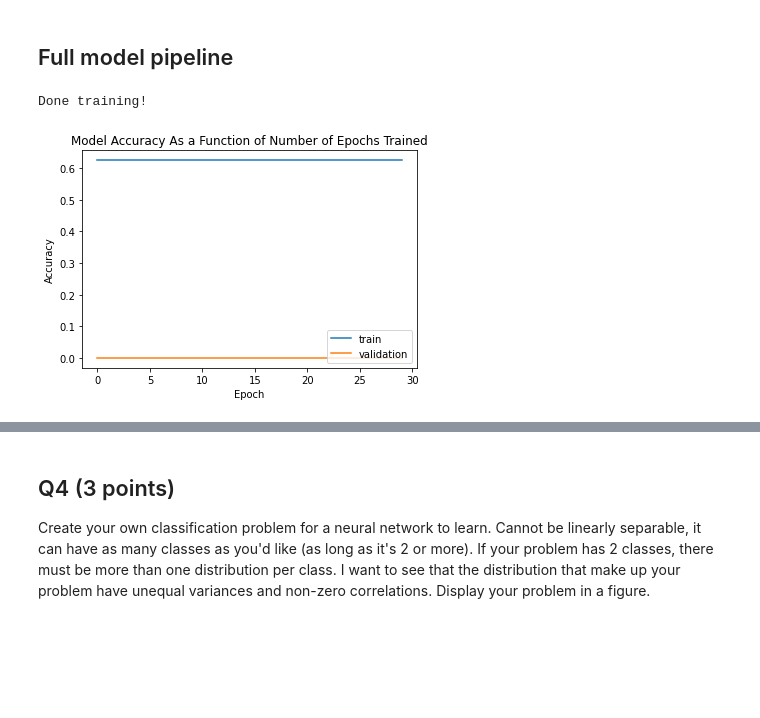
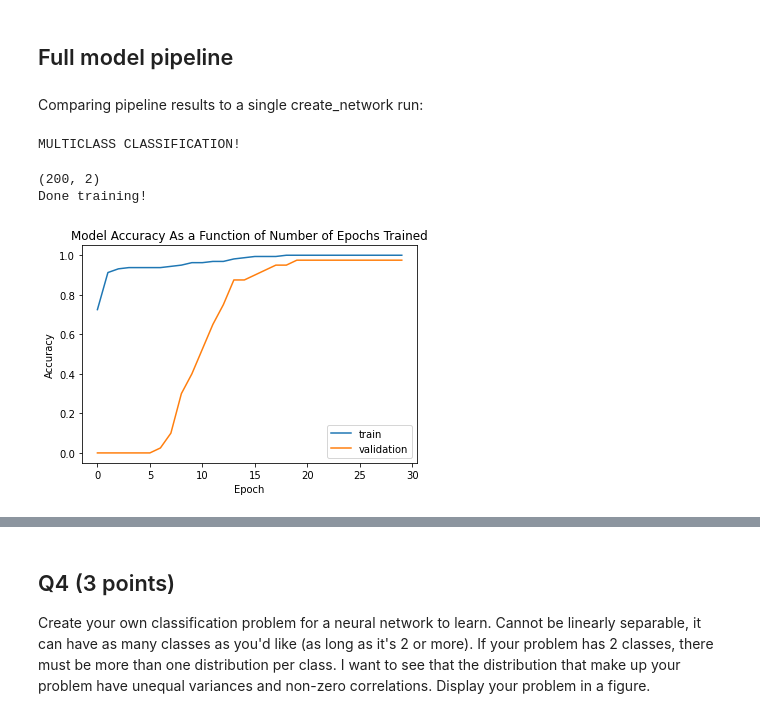
Before and after one commit to kdmalc/CompNeuro, a Jupyter notebook: 06/Homework6_Malcolm.ipynb, the cells around one changed output, grey strips where cells are left out. Cells and saved outputs as stored; diff of their text form; code cells hidden in the pictures; blank space fills up the shorter version.

Commit message:
Working plottest! Working multiclass!

```diff
--- a/06/Homework6_Malcolm.ipynb
+++ b/06/Homework6_Malcolm.ipynb
@@ -22,15 +21,17 @@ def create_network(node_list=[2,2,1], func_list=['relu'], my_opt='adam', loss_fu
     for idx, arg in enumerate(node_list):
         if idx == 0:
             n_prev = arg
-        elif idx == len(node_list):
+        elif idx == len(node_list)-1:
             if node_list[-1] == 1 and len(func_list) == 1:
+                print("BINARY CLASSIFICATION!")
                 my_func = 'sigmoid'
                 loss_func = 'binary_crossentropy'
             elif len(func_list) == 1:
+                print("MULTICLASS CLASSIFICATION!")
                 my_func = 'softmax'
                 loss_func = 'categorical_crossentropy'
             else:
-                # E.g. you manually specified
+                print("CUSTOM CLASSIFICATION!")
                 my_func = func_list[-1]
             network.add(layers.Dense(arg,
                              activation=my_func,
@@ -375,19 +376,27 @@ def run_pipeline(node_list=[2,2,1], func_list=['relu'], my_opt='adam', loss_func
     plottest(xv, yv, out, sample0, sample1)
     plottest(xv, yv, test_labels_onehot_2D, sample0, sample1)
     return network, history, out
+# %% [markdown]
+Comparing pipeline results to a single create_network run:
+# %%
+network4 = create_network(node_list=[2,4,4,2])
+# %% [output]
+MULTICLASS CLASSIFICATION!
 # %%
 my_batch = 1
+CAT_train_labels_onehot = np.concatenate((train_labels_onehot, np.flip(train_labels_onehot)),axis=1)
+print(CAT_train_labels_onehot.shape)
 
-network4 = create_network(node_list=[2,4,4,2])
 history4 = network4.fit(train_array,
-                              train_labels_onehot,
+                              CAT_train_labels_onehot,
                               verbose=False,
                               validation_split=.2,
                               epochs=num_epochs,
                               batch_size=my_batch)
 print('Done training!')
 plot_model_acc(history4)
 # %% [output]
+(200, 2)
 Done training!
-[figure, old version]
+[figure, new version]
 # %%
```
Also changed, not shown: parts of 10 cells of this notebook, 1 other file.
